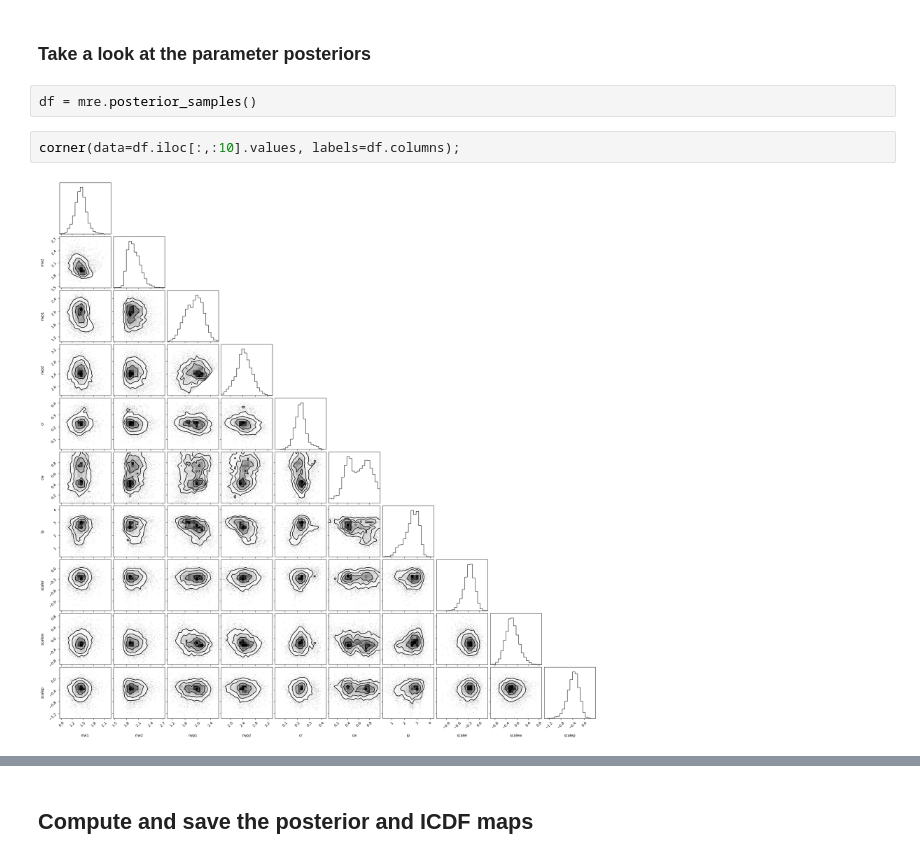
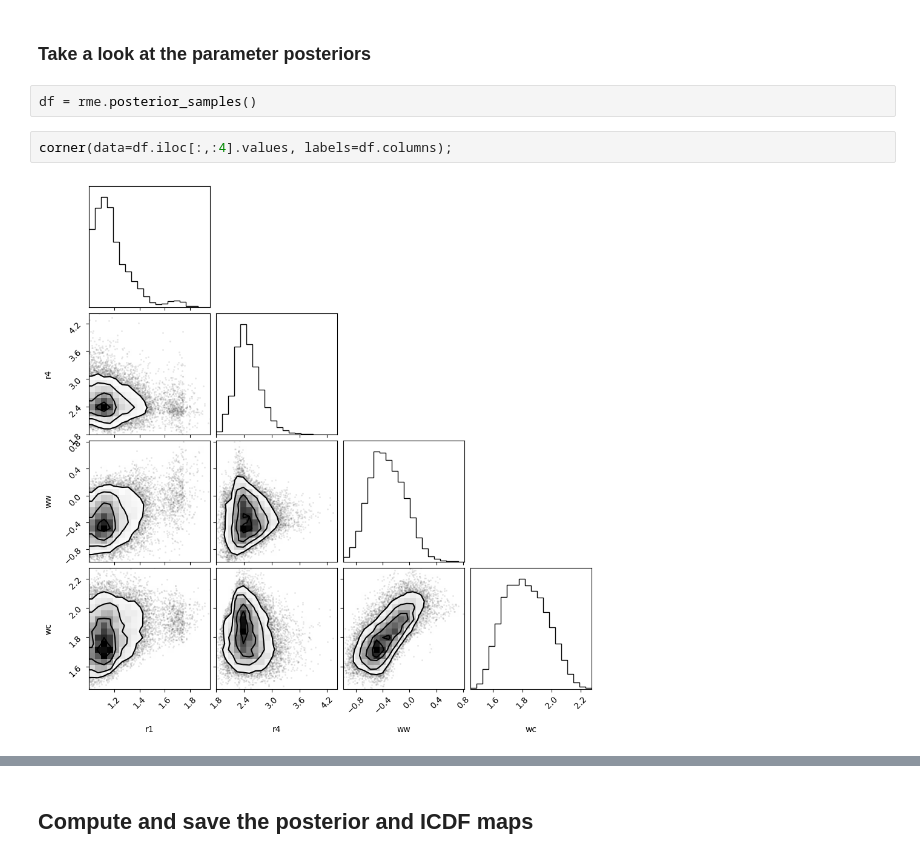
Before and after one commit to hpparvi/spright, a Jupyter notebook: notebooks/01_RMEstimator.ipynb, the cells around one changed output, grey strips where cells are left out. Saved outputs shown, nothing was run; the diff lists cells and outputs as text.

```diff
--- a/notebooks/01_RMEstimator.ipynb
+++ b/notebooks/01_RMEstimator.ipynb
@@ -105,8 +107,8 @@ fig.tight_layout()
 # %% [markdown]
 ### Take a look at the parameter posteriors
 # %%
-df = mre.posterior_samples()
+df = rme.posterior_samples()
-# %%
-corner(data=df.iloc[:,:10].values, labels=df.columns);
-# %% [output]
-[figure, removed]
+# %%
+corner(data=df.iloc[:,:4].values, labels=df.columns);
+# %% [output]
+[figure, added]
```
Also changed, not shown: parts of 16 cells of this notebook, 1 other file.
